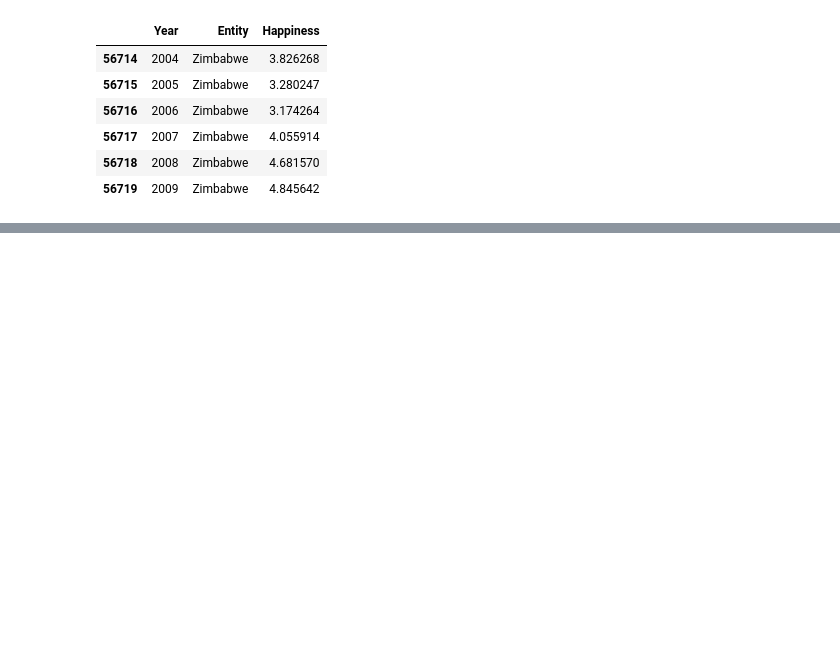
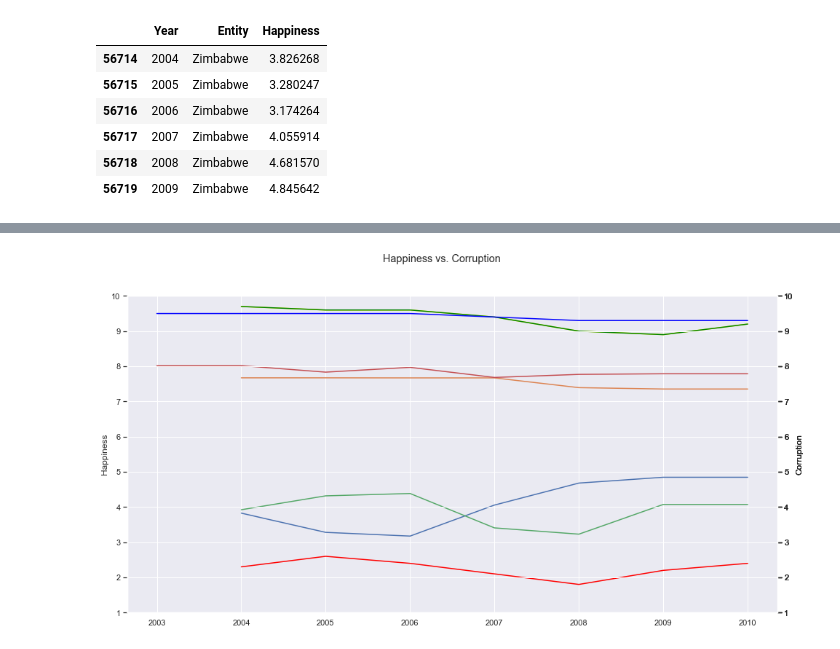
Before and after one commit to JohanBirger/DAT405, a Jupyter notebook: A1.ipynb, the cells around one changed output, grey strips where cells are left out. Saved outputs shown, nothing was run; the diff lists cells and outputs as text; code cells hidden in the pictures; blank space fills up the shorter version.

```diff
--- a/A1.ipynb
+++ b/A1.ipynb
@@ -326,0 +228,51 @@ plt.show()
+# %%
+def plotCountry(country):
+    ax = country.plot(x='Year', y= 'Happiness',legend =False)
+    ax.set_ylim(1,10)
+    ax.set_ylabel('Happiness')
+    ax2 = ax.twinx()
+    country.plot(x='Year',y='Corruption',ax = ax2, legend = False, color = 'r')
+    ax2.set_ylim(1,10)
+    ax2.set_ylabel('Corruption')
+    ax.figure.legend()
+    return plt
+
+
+fig, ax = plt.subplots(figsize = (16, 8))
+fig.suptitle('Happiness vs. Corruption')
+ax.plot(zim['Year'],zim['Happiness'])
+ax.set_ylim(1,10)
+ax.set_ylabel('Happiness')
+ax1 = ax.twinx()
+ax1.plot(zim['Year'],zim['Corruption'],color ='red')
+ax1.set_ylim(1,10)
+ax1.set_ylabel('Corruption')
+
+ax.plot(fin['Year'],fin['Happiness'])
+ax.set_ylim(1,10)
+ax.set_ylabel('Happiness')
+ax2 = ax.twinx()
+ax2.plot(fin['Year'],fin['Corruption'],color ='yellow')
+ax2.set_ylim(1,10)
+ax2.set_ylabel('Corruption')
+
+ax.plot(tan['Year'],tan['Happiness'])
+ax.set_ylim(1,10)
+ax.set_ylabel('Happiness')
+ax3 = ax.twinx()
+ax3.plot(tan['Year'],fin['Corruption'],color ='green')
+ax3.set_ylim(1,10)
+ax3.set_ylabel('Corruption')
+
+ax.plot(den['Year'],den['Happiness'])
+ax.set_ylim(1,10)
+ax.set_ylabel('Happiness')
+ax3 = ax.twinx()
+ax3.plot(den['Year'],den['Corruption'],color ='blue')
+ax3.set_ylim(1,10)
+ax3.set_ylabel('Corruption')
+
+for ax in fig.get_axes():
+    ax.label_outer()
+# %% [output]
+[figure, added]
```
Also changed, not shown: parts of 6 cells of this notebook.
